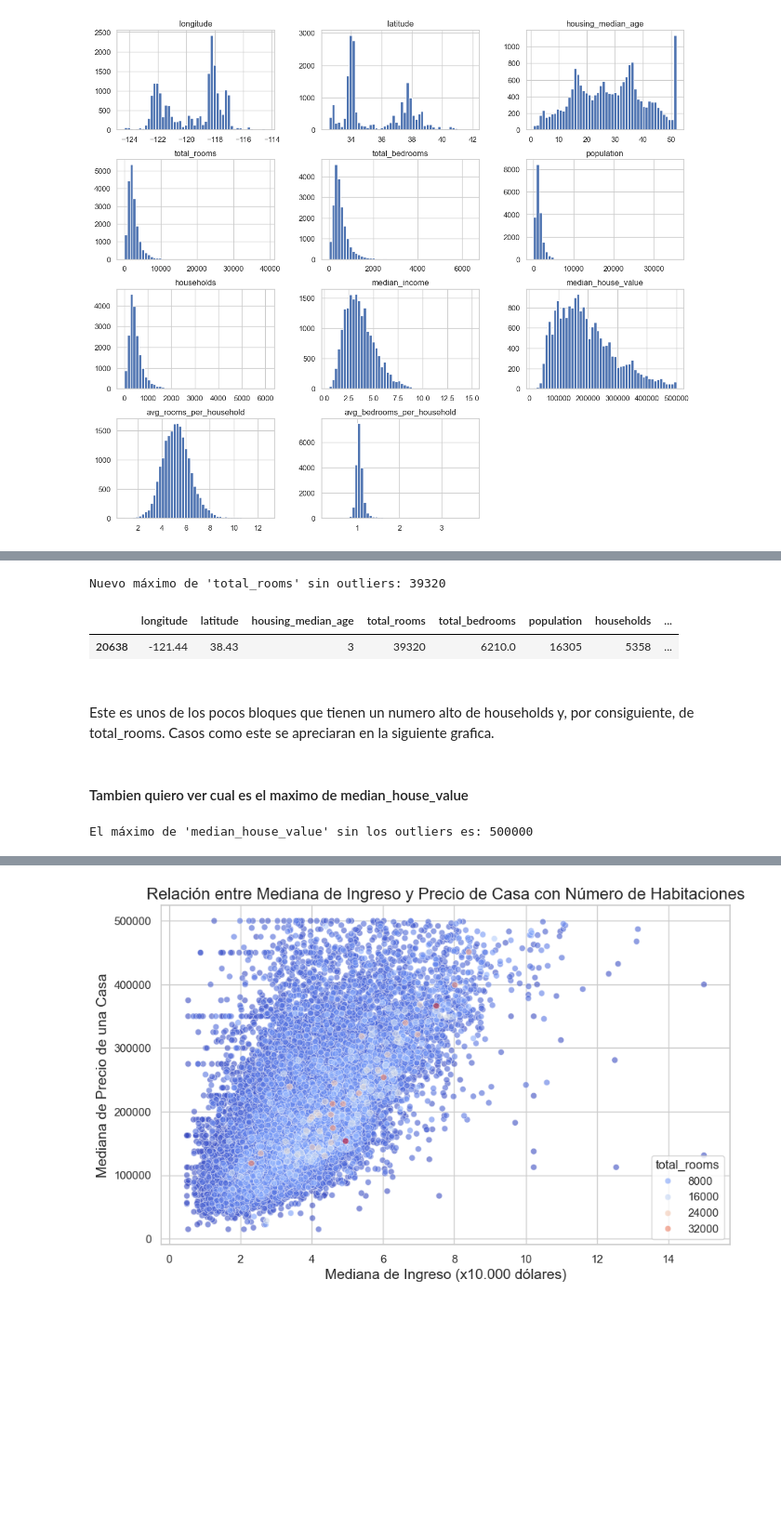
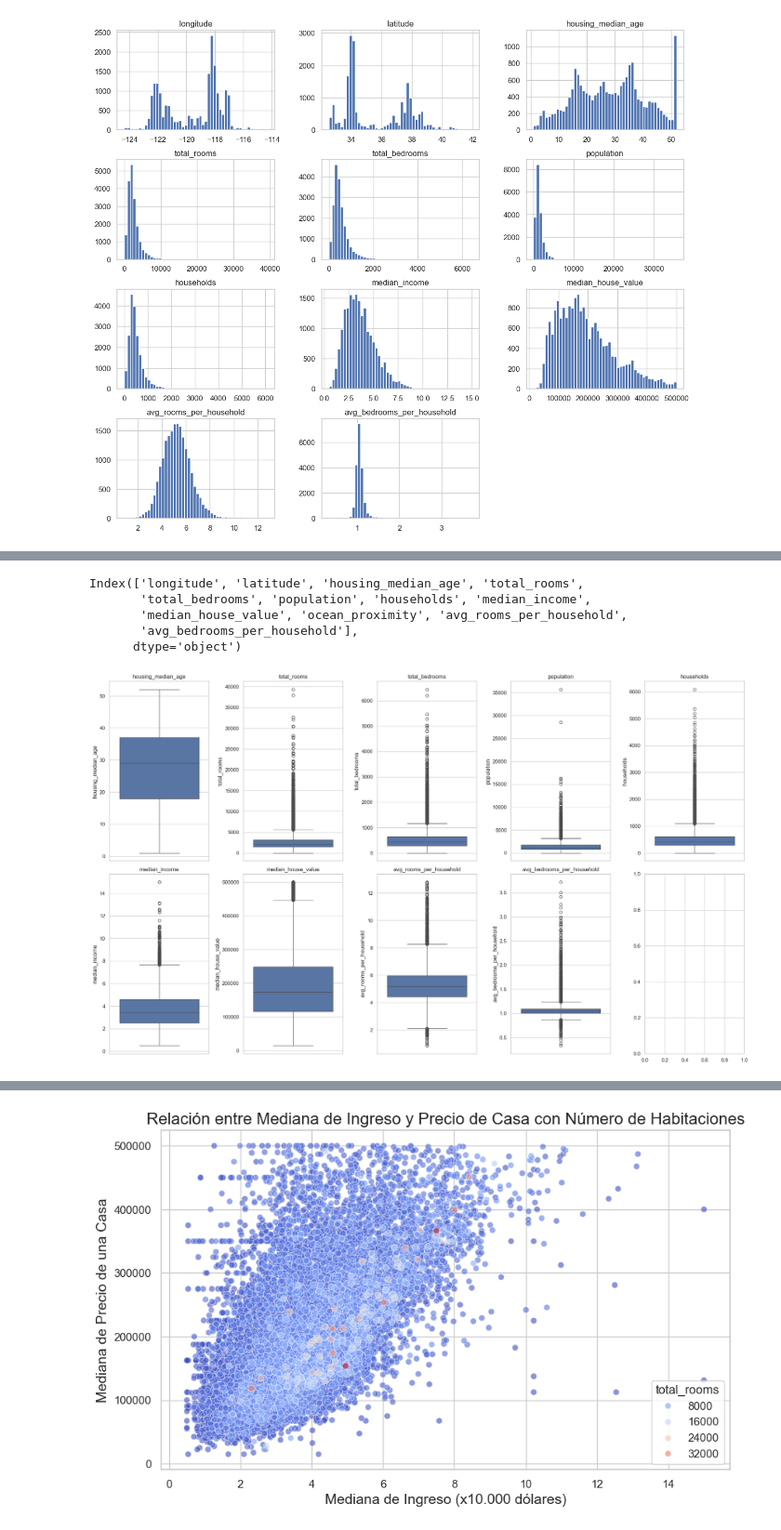
Before and after one commit to djender985/CursoDataScience-II, a Jupyter notebook: Proyecto/Ender_Davila.ipynb, the cells around one changed output, grey strips where cells are left out. Shown at 93% size. Saved outputs shown, nothing was run; the diff lists cells and outputs as text; code cells hidden in the pictures; blank space fills up the shorter version.

```diff
--- a/Proyecto/Ender_Davila.ipynb
+++ b/Proyecto/Ender_Davila.ipynb
@@ -476,29 +343,27 @@ df_without_outliers.head()
-# %%
-# Calcular el nuevo máximo de la columna 'total_rooms' sin los outliers
-nuevo_maximo = df_without_outliers['total_rooms'].max()
-
-# Mostrar el nuevo máximo
-print("\nNuevo máximo de 'total_rooms' sin outliers:", nuevo_maximo, "\n")
-
-# Filtrar el DataFrame para obtener las filas donde 'avg_bedrooms_per_household' es igual al nuevo máximo
-fila_maximo = df_without_outliers[df_without_outliers['total_rooms'] == nuevo_maximo]
-
-# Mostrar al menos una fila (la primera, si hay más de una)
-fila_maximo.head(1)
-# %% [output]
-Nuevo máximo de 'total_rooms' sin outliers: 39320
-|  | longitude | latitude | housing_median_age | total_rooms | total_bedrooms | population | households | ... |
-| 20638 | -121.44 | 38.43 | 3 | 39320 | 6210.0 | 16305 | 5358 | ... |
-# %% [markdown]
-####
-Este es unos de los pocos bloques que tienen un numero alto de households y, por consiguiente, de total_rooms. Casos como este se apreciaran en la siguiente grafica.
-# %% [markdown]
-#### Tambien quiero ver cual es el maximo de median_house_value
-# %%
-# Calcular el nuevo máximo de la columna 'total_rooms' sin los outliers
-MHV_maximo = df['median_house_value'].max()
-
-# Mostrar el máximo
-print("\nEl máximo de 'median_house_value' sin los outliers es:", MHV_maximo, "\n")
-# %% [output]
-El máximo de 'median_house_value' sin los outliers es: 500000
+# %%
+df.columns
+# %% [output]
+Index(['longitude', 'latitude', 'housing_median_age', 'total_rooms',
+       'total_bedrooms', 'population', 'households', 'median_income',
+       'median_house_value', 'ocean_proximity', 'avg_rooms_per_household',
+       'avg_bedrooms_per_household'],
+      dtype='object')
+# %%
+# Lista de variables para graficar
+variables = ['housing_median_age', 'total_rooms', 'total_bedrooms', 'population', 'households',
+             'median_income', 'median_house_value', 'avg_rooms_per_household', 'avg_bedrooms_per_household']
+
+# Configurar la figura
+fig, axes = plt.subplots(2, len(variables)//2 + len(variables)%2, figsize=(20, 12))  # Dividir en 2 filas
+axes = axes.flatten()  # Aplanar los ejes para iterar fácilmente
+
+# Crear un boxplot para cada variable
+for ax, variable in zip(axes, variables):
+    sns.boxplot(y=variable, data=df, ax=ax)
+    ax.set_title(variable)
+
+# Ajustar diseño
+plt.tight_layout()
+plt.show()
+# %% [output]
+[figure, added]
```
Also changed, not shown: parts of 22 cells of this notebook.
